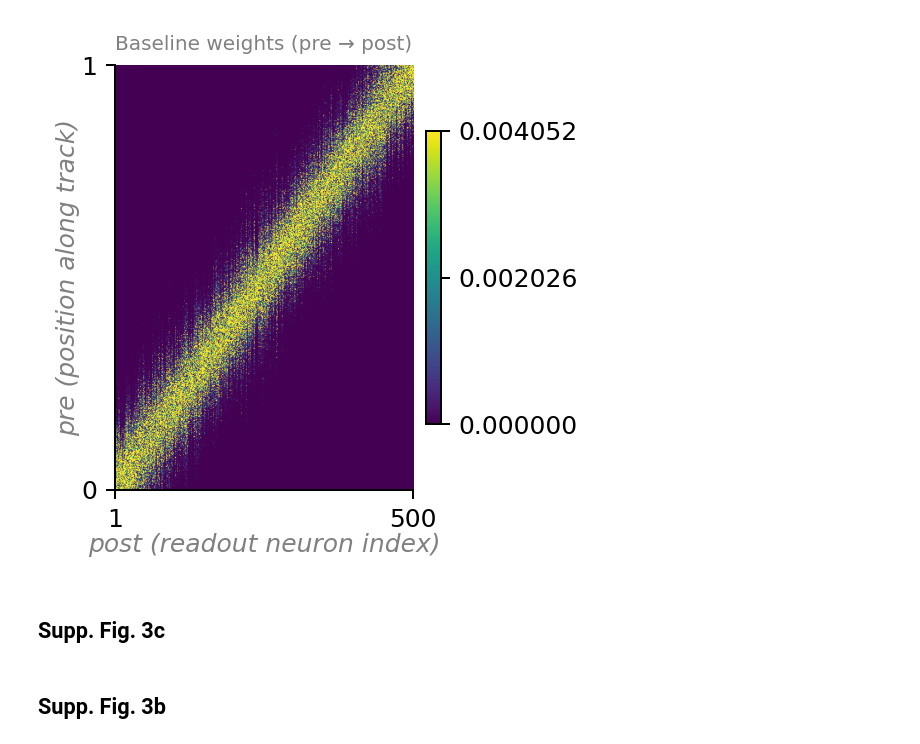
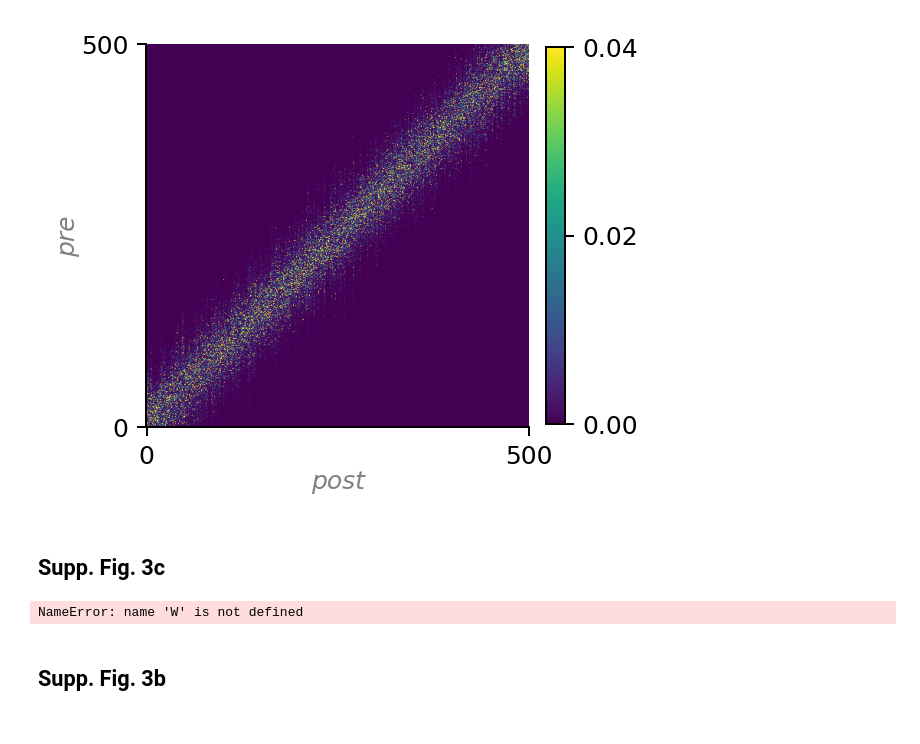
Before and after one commit to sctclif/place_cell_representational_drift, a Jupyter notebook: figs_setup.ipynb, the cells around one changed output. Saved outputs shown, nothing was run; the diff lists cells and outputs as text; code cells hidden in the pictures.

```diff
--- a/figs_setup.ipynb
+++ b/figs_setup.ipynb
@@ -145,49 +139,19 @@ plot_W_init_columns_as_curves(W_init, L=L, max_curves=500)
-# %%
-def supp_fig_3a(W_baseline, L=1.0, vmax=None):
-    """
-    Visualise the baseline feedforward weight matrix W (pre → post).
-    Rows: presynaptic place-field units (sorted along the track 0..L)
-    Cols: postsynaptic readout units
-    Color: weight strength (after normalization)
-
-    Args
-    ----
-    W_baseline : (N, N) array
-        Weights after the baseline prerun / normalization.
-    L : float
-        Track length; used only for axis labels.
-    vmax : float or None
-        Max color scale. If None, it auto-scales to data.
-    """
-    import matplotlib.pyplot as plt
-    N = W_baseline.shape[0]
-
-    fig, ax = plt.subplots(figsize=(3.2, 3.2), dpi=180)
-    im = ax.imshow(W_baseline, origin='lower', aspect='auto',
-               vmin=W_baseline.min(), vmax=W_baseline.max()*0.01)
-
-    cbar = plt.colorbar(im, ax=ax, fraction=0.045, pad=0.04)
-    # show 3 evenly spaced ticks on the colorbar
-    vmin = 0.0
-    vmax_eff = im.norm.vmax
-    cbar.ax.set_yticks([vmin, 0.5*(vmin+vmax_eff), vmax_eff])
-
-    # Ticks at the ends of the matrices
-    ax.set_yticks([0, N-1]); ax.set_xticks([0, N-1])
-    # Label those ticks in *position* units on the y-axis for intuition
-    ax.set_yticklabels([f"0", f"{L:g}"])
-    ax.set_xticklabels([f"1", f"{N}"])
-
-    ax.set_xlabel('post (readout neuron index)', labelpad=0.5, fontstyle='italic', c='gray')
-    ax.set_ylabel('pre (position along track)', labelpad=0.5, fontstyle='italic', c='gray')
-
-    ax.set_title("Baseline weights (pre → post)", fontsize=8, color='gray')
-    plt.tight_layout()
-    plt.show()
-
-supp_fig_3a(W_baseline, L=L)
-# %% [output]
-[figure, removed]
+# %%
+def supp_fig_3a(W_baseline):
+    fig, ax = plt.subplots(figsize=(3, 3), dpi=180)
+    im = ax.imshow(W_baseline, vmin=0, vmax=0.04)
+    cbar = plt.colorbar(im, ax=ax, fraction=0.045, pad=0.04)
+    cbar.ax.set_yticks([0, 0.02, 0.04])
+    ax.set_ylim(ax.get_ylim()[::-1])
+    ax.set_yticks([0, 500])
+    ax.set_xticks([0, 500])
+    ax.set_xlabel('post', labelpad=0.5, fontstyle='italic', c='gray')
+    ax.set_ylabel('pre', labelpad=0.5, fontstyle='italic', c='gray')
+    fig.show()
+
+supp_fig_3a(W_baseline)
+# %% [output]
+[figure, added]
 # %% [markdown]
 ## Supp. Fig. 3c
 # %%
@@ -206,5 +170,9 @@ def supp_fig_3c(W):
     ax2.spines['right'].set_color('darkgray'); ax2.tick_params(axis='y', colors='darkgray')
     sns.despine(right=False)
     fig.show()
+
+supp_fig_3c(W)
+# %% [output]
+NameError: name 'W' is not defined
 # %% [markdown]
 ## Supp. Fig. 3b
```
Also changed, not shown: parts of 10 cells of this notebook.
